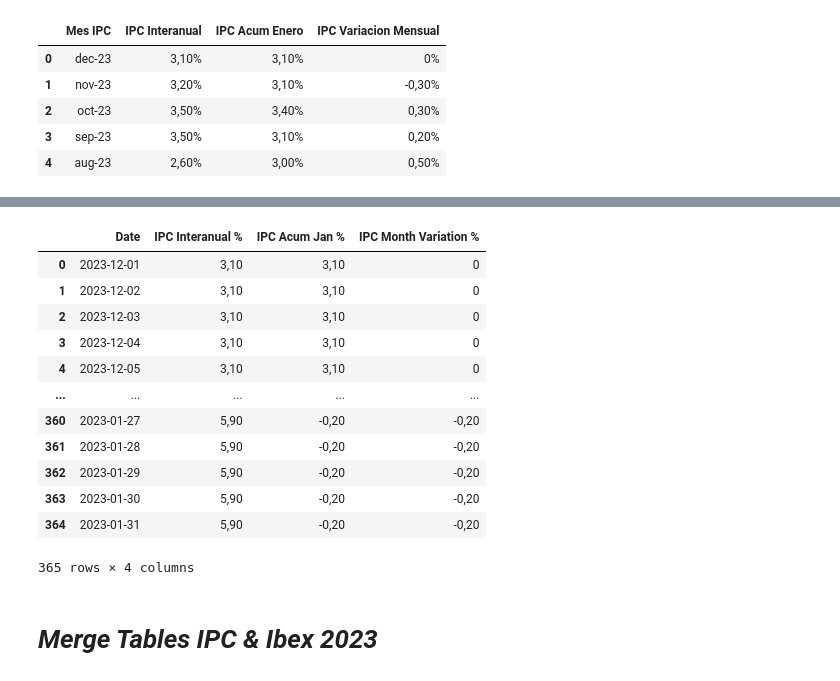
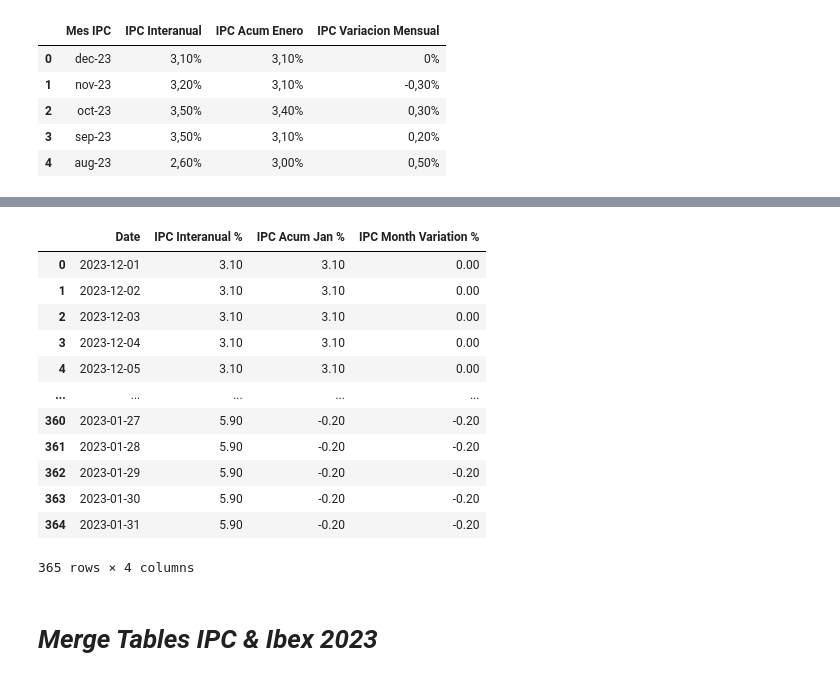
Before and after one commit to Manilab2309/ia-machine-learning, a Jupyter notebook: lab/NB_analyst_broker_operations.ipynb, the cells around one changed output, grey strips where cells are left out. Saved outputs shown, nothing was run; the diff lists cells and outputs as text; code cells hidden in the pictures.

```diff
--- a/lab/NB_analyst_broker_operations.ipynb
+++ b/lab/NB_analyst_broker_operations.ipynb
@@ -218,0 +220,6 @@ Name: Month, dtype: object
+# %%
+# Convert , to . for decimal delimiter token
+df_ipc_2023[column_B_Renamed] = df_ipc_2023[column_B_Renamed].str.replace(",", ".")
+df_ipc_2023[column_C_Renamed] = df_ipc_2023[column_C_Renamed].str.replace(",", ".")
+df_ipc_2023[column_D_Renamed] = df_ipc_2023[column_D_Renamed].str.replace(",", ".")
+df_ipc_2023.head()
@@ -218,0 +233,6 @@ Name: Month, dtype: object
+# %%
+# Convert object to float
+df_ipc_2023[column_B_Renamed] = df_ipc_2023[column_B_Renamed].astype('float64')
+df_ipc_2023[column_C_Renamed] = df_ipc_2023[column_C_Renamed].astype('float64')
+df_ipc_2023[column_D_Renamed] = df_ipc_2023[column_D_Renamed].astype('float64')
+df_ipc_2023.dtypes
@@ -221,6 +247,6 @@ Name: Month, dtype: object
 # Documentation: https://strftime.org/
 # Utils: https://strftime.net/
 
-df_ipc_2023['Month'] = pd.to_datetime(df_ipc_2023['Month'],format='%b-%y').dt.strftime('%Y-%m-%d')
+df_ipc_2023['Date'] = pd.to_datetime(df_ipc_2023['Date'],format='%b-%y').dt.strftime('%Y-%m-%d')
 df_ipc_2023
 # %% [output]
@@ -240,48 +266,37 @@ df_ipc_2023
-# %%
-# TODO: Remove % from cells
-df_ipc_2023['IPC Interanual %'] = df_ipc_2023['IPC Interanual %'].str.replace("%", "")
-df_ipc_2023['IPC Acum Jan %'] = df_ipc_2023['IPC Acum Jan %'].str.replace("%", "")
-df_ipc_2023['IPC Month Variation %'] = df_ipc_2023['IPC Month Variation %'].str.replace("%", "")
-
-# We can define variables to use in another cells
-column_A_Renamed = 'Date'
-column_B_Renamed = 'IPC Interanual %'
-column_C_Renamed = 'IPC Acum Jan %'
-column_D_Renamed = 'IPC Month Variation %'
 # %%
 # Now we need expand the table
 
 # Declare new Dataframe
 df_ipc_2023_expanded = pd.DataFrame()
 df_ipc_2023_expanded = pd.DataFrame(columns=[column_A_Renamed, column_B_Renamed, column_C_Renamed, column_D_Renamed])
 # Variables column_x_Renamed are initialized in previos cell execution
 
 for i in df_ipc_2023.index:
 
-    instantDate = datetime.datetime.strptime(df_ipc_2023['Month'][i], '%Y-%m-%d')
+    instantDate = datetime.datetime.strptime(df_ipc_2023[column_A_Renamed][i], '%Y-%m-%d')
     year = instantDate.year
     month = instantDate.month
     num_days = calendar.monthrange(year, month)[1]
     days = [datetime.date(year, month, day).strftime('%Y-%m-%d') for day in range(1, num_days+1)]
 
     for d in days:
       # Add values to new dataframe
       df_ipc_2023_expanded.loc[len(df_ipc_2023_expanded.index)] = [d, df_ipc_2023[column_B_Renamed][i], df_ipc_2023[column_C_Renamed][i],df_ipc_2023[column_D_Renamed][i]]
 
 df_ipc_2023_expanded
 # %% [output]
 |  | Date | IPC Interanual % | IPC Acum Jan % | IPC Month Variation % |
-| 0 | 2023-12-01 | 3,10 | 3,10 | 0 |
-| 1 | 2023-12-02 | 3,10 | 3,10 | 0 |
-| 2 | 2023-12-03 | 3,10 | 3,10 | 0 |
-| 3 | 2023-12-04 | 3,10 | 3,10 | 0 |
-| 4 | 2023-12-05 | 3,10 | 3,10 | 0 |
+| 0 | 2023-12-01 | 3.10 | 3.10 | 0.00 |
+| 1 | 2023-12-02 | 3.10 | 3.10 | 0.00 |
+| 2 | 2023-12-03 | 3.10 | 3.10 | 0.00 |
+| 3 | 2023-12-04 | 3.10 | 3.10 | 0.00 |
+| 4 | 2023-12-05 | 3.10 | 3.10 | 0.00 |
 | ... | ... | ... | ... | ... |
-| 360 | 2023-01-27 | 5,90 | -0,20 | -0,20 |
-| 361 | 2023-01-28 | 5,90 | -0,20 | -0,20 |
-| 362 | 2023-01-29 | 5,90 | -0,20 | -0,20 |
-| 363 | 2023-01-30 | 5,90 | -0,20 | -0,20 |
-| 364 | 2023-01-31 | 5,90 | -0,20 | -0,20 |
+| 360 | 2023-01-27 | 5.90 | -0.20 | -0.20 |
+| 361 | 2023-01-28 | 5.90 | -0.20 | -0.20 |
+| 362 | 2023-01-29 | 5.90 | -0.20 | -0.20 |
+| 363 | 2023-01-30 | 5.90 | -0.20 | -0.20 |
+| 364 | 2023-01-31 | 5.90 | -0.20 | -0.20 |
 365 rows × 4 columns
 # %% [markdown]
 # ***Merge Tables IPC & Ibex 2023***
```
Also changed, not shown: parts of 11 cells of this notebook.
